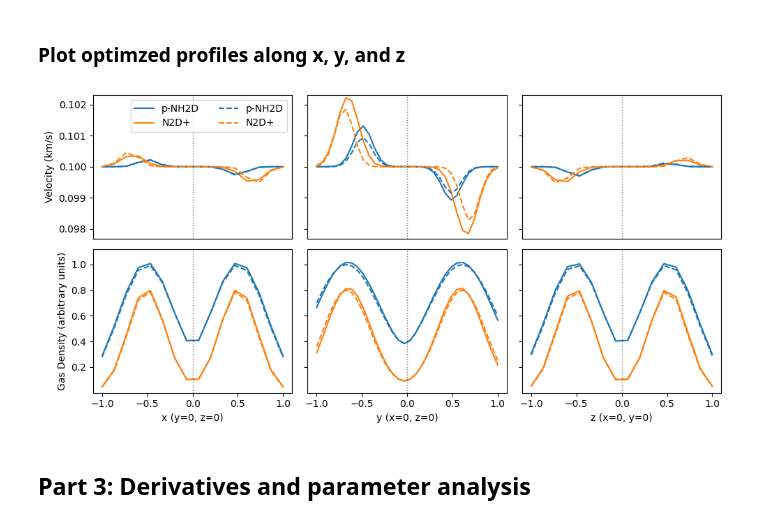
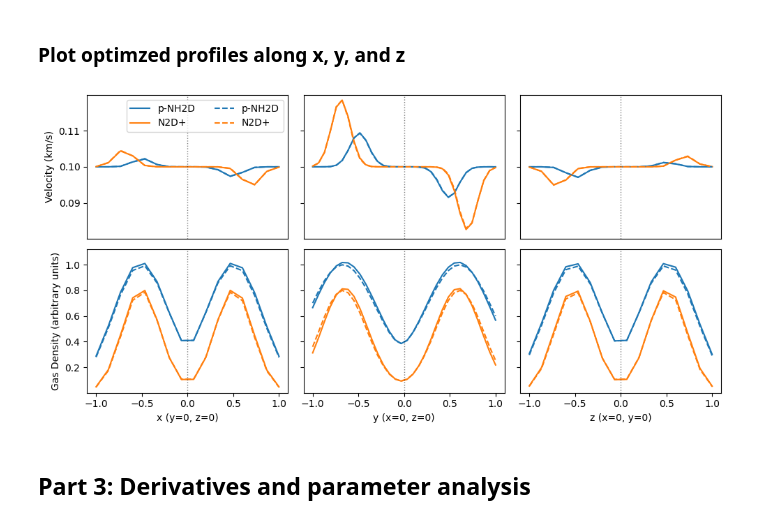
Before and after one commit to tgrassi/ppv_jax_public, a Jupyter notebook: test.ipynb, the cells around one changed output. Drawn from its saved outputs; the diff is of its cells as text; code cells hidden in the pictures.

```diff
--- a/test.ipynb
+++ b/test.ipynb
@@ -47,14 +46,14 @@ This is an infall with rotation and an emitting gas "donut" at r=0.5.
 No asymmetries, the object has some rotation on the three angles (yaw, pitch, roll).
 # %%
 # Where two values are given, the first is for the neutral species, the second for the ionized species
-target_params = {
+parameters_target = {
     'mff': 0.5,  # <<< Infall component
     'mrot': -0.5, # <<< Rotation component
     'xoffset': jnp.array([0e0, 0e0]), # <<< Spatial offset in x (plane of sky)
     'zoffset': jnp.array([0e0, 0e0]), # <<< Spatial offset in z (plane of sky)
     'vbulk': 0.1, # <<< Bulk velocity shift
 
-    'v0': jnp.array([1e-3, 2e-3]), # <<< Velocity scaling of the Gaussian profile
+    'v0': jnp.array([1e-3, 2e-3])*10., # <<< Velocity scaling of the Gaussian profile
     'r0_v': np.array([0.5, 0.7]), # <<< Center of the Gaussian velocity profile [0, 1]
     'sigma_v': jnp.array([0.1, 0.1]), # <<< Width of the Gaussian velocity profile
 
@@ -85,7 +84,7 @@ model_args = {
 Generate the target PPV cubes for p-NH2D and N2D+ using the target parameters defined above.
 # %%
 # return the target PPV cubes and models for both species
-ppvs_target, _, _, models_target = get_ppvs(target_params, model_args)
+ppvs_target, emission_target, models_target = get_ppvs(parameters_target, model_args)
 # %% [markdown]
 ### Show velocity and density profiles along x, y, and z
 Show the velocity and density profiles along the central lines of the cube for both species.
@@ -128,7 +125,7 @@ plot_slice(models_target, molecules, slice='zy')
 ### Set initial parameters for optimization
 Set some initial guess parameters for the optimization.
 # %%
-init_params  = {
+parameters_initial  = {
     'mff': 0.1,  # <<< Infall component
     'mrot': 0.1, # <<< Rotation component
     'xoffset': jnp.array([0e0, 0e0]), # <<< Spatial offset in x (plane of sky)
@@ -179,10 +176,10 @@ Max difference: 1.0271322
 ### Optimize
 Optimize the model parameters using JAX/Optax to minimize the difference between the model and target PPV cubes.
 # %%
-params_history = {k: [v] for k, v in init_params.items()}
+params_history = {k: [v] for k, v in parameters_initial.items()}
 
 print("It takes a while to compile before starting optimization because JAX needs to compile the functions...")
-optimized_params, ppvs_optimized, ems, optimized_models, params_history, loss_history = optimize(init_params, ppvs_target, model_args,
+parameters_optimized, ppvs_optimized, emission_optimized, models_optimized, params_history, loss_history = optimize(parameters_initial, ppvs_target, model_args,
                                                                                          learning_rate=1e-4, params_history=params_history,
                                                                                          loss_target=loss_target)
 # %% [output]
@@ -224,9 +229,9 @@ plot_slice([models_target, optimized_models], molecules, titles=["Target Model",
 # %% [markdown]
 ### Plot optimzed profiles along x, y, and z
 # %%
-plot_profiles([optimized_models, models_target], molecules)
+plot_profiles([models_optimized, models_target], molecules)
 # %% [output]
-[figure, old version]
+[figure, new version]
 # %% [markdown]
 ## Part 3: Derivatives and parameter analysis
 # %% [markdown]
```
Also changed, not shown: parts of 14 cells of this notebook, 3 other files.
